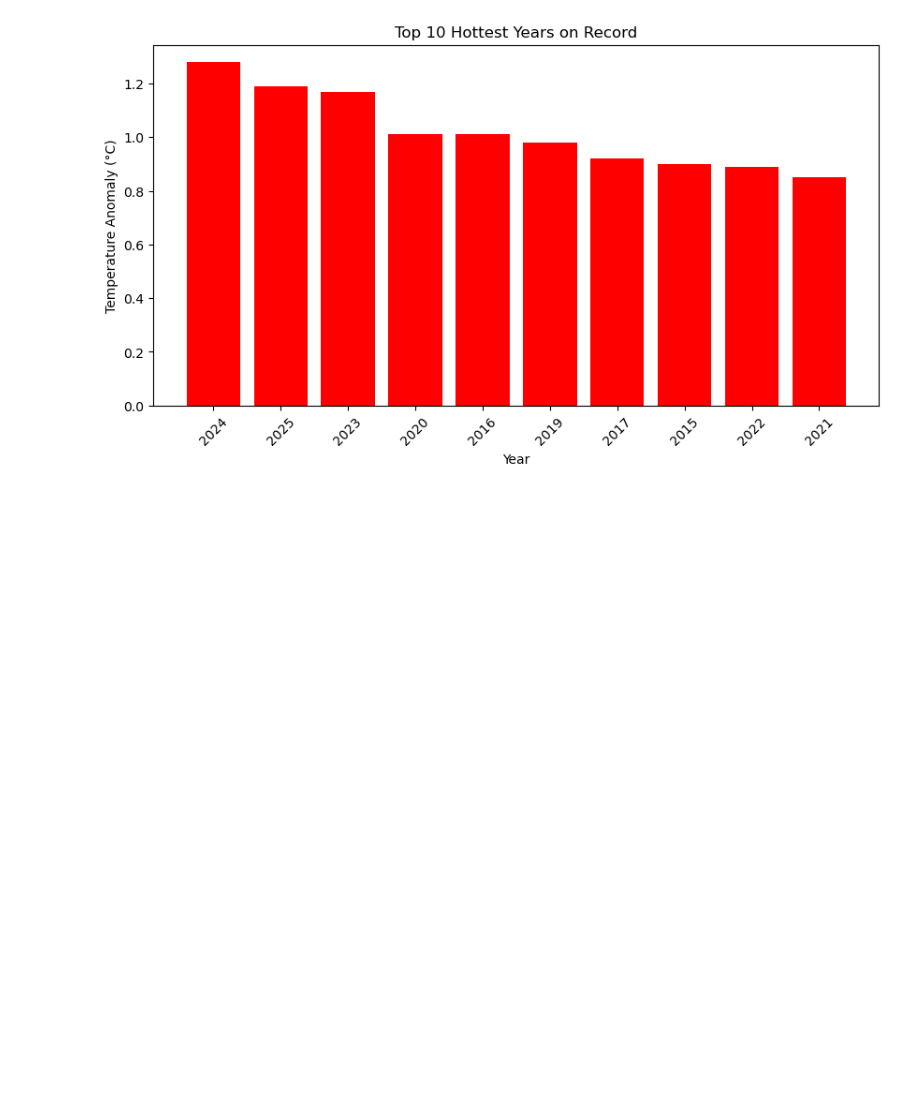
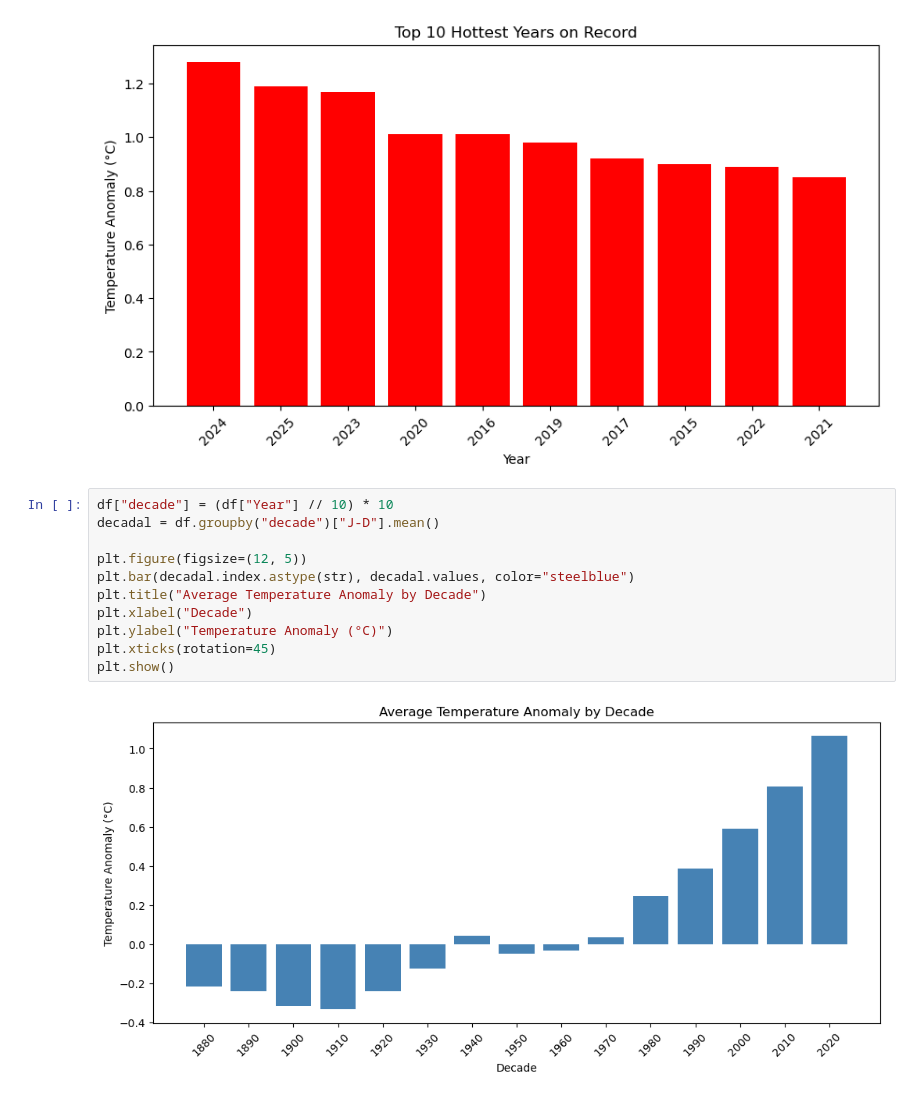
Before and after one commit to mahekshahh/climate-analysis, a Jupyter notebook: climate_analysis.ipynb, the cells around one changed output. Saved outputs shown, nothing was run; the diff lists cells and outputs as text; blank space fills up the shorter version.

Commit message:
completed all 4 charts - anomaly trend, hottest years, decadal, red-blue

```diff
--- a/climate_analysis.ipynb
+++ b/climate_analysis.ipynb
@@ -186,3 +186,16 @@ plt.xticks(rotation=45)
 plt.show()
 # %% [output]
 [figure]
+# %%
+df["decade"] = (df["Year"] // 10) * 10
+decadal = df.groupby("decade")["J-D"].mean()
+
+plt.figure(figsize=(12, 5))
+plt.bar(decadal.index.astype(str), decadal.values, color="steelblue")
+plt.title("Average Temperature Anomaly by Decade")
+plt.xlabel("Decade")
+plt.ylabel("Temperature Anomaly (°C)")
+plt.xticks(rotation=45)
+plt.show()
+# %% [output]
+[figure, added]
```
Also changed, not shown: parts of 1 cell of this notebook.
